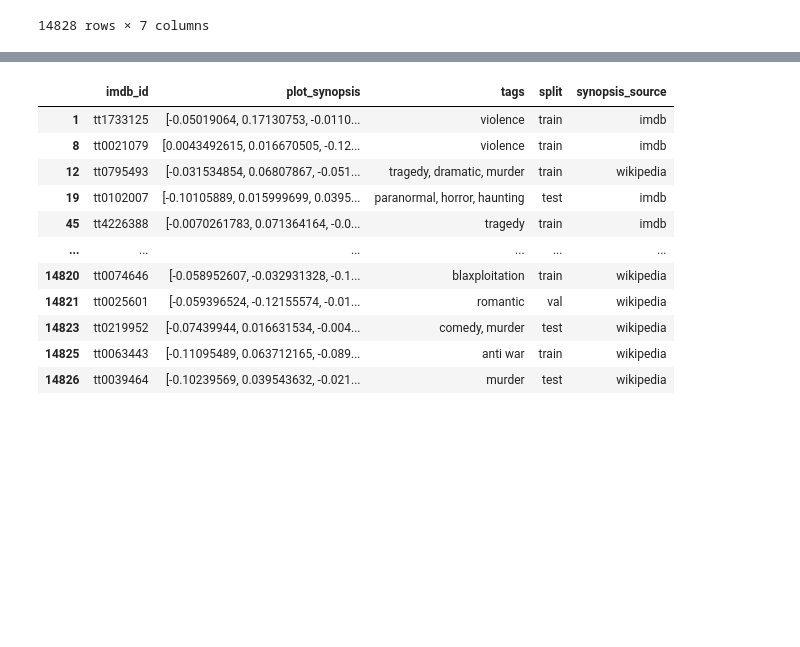
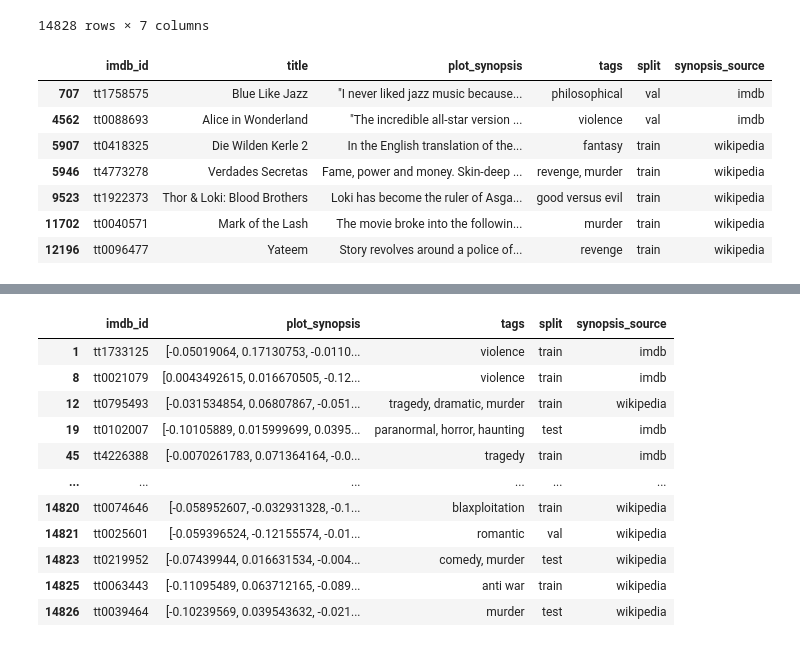
Before and after one commit to rossnorman11/movie_recommendation_GPT, a Jupyter notebook: notebooks/Transformer_encoder_edited_p.ipynb, the cells around one changed output, grey strips where cells are left out. Cells and saved outputs as stored; diff of their text form; code cells hidden in the pictures; blank space fills up the shorter version.

```diff
--- a/notebooks/Transformer_encoder_edited_p.ipynb
+++ b/notebooks/Transformer_encoder_edited_p.ipynb
@@ -72,6 +72,19 @@ df
 | 14826 | tt0039464 | High Wall | Steven Kenet catches his unfaithf... | murder | test | wikipedia | 378 |
 | 14827 | tt0235166 | Against All Hope | Sometime in the 1950s in Chicago ... | christian film | test | wikipedia | 857 |
 14828 rows × 7 columns
+# %%
+df_100 = df[df['plot_word_count'] < 120].copy()
+df_100 = df_100.drop(columns = 'plot_word_count', axis = 1)
+df_100
+# %% [output]
+|  | imdb_id | title | plot_synopsis | tags | split | synopsis_source |
+| 707 | tt1758575 | Blue Like Jazz | "I never liked jazz music because... | philosophical | val | imdb |
+| 4562 | tt0088693 | Alice in Wonderland | "The incredible all-star version ... | violence | val | imdb |
+| 5907 | tt0418325 | Die Wilden Kerle 2 | In the English translation of the... | fantasy | train | wikipedia |
+| 5946 | tt4773278 | Verdades Secretas | Fame, power and money. Skin-deep ... | revenge, murder | train | wikipedia |
+| 9523 | tt1922373 | Thor & Loki: Blood Brothers | Loki has become the ruler of Asga... | good versus evil | train | wikipedia |
+| 11702 | tt0040571 | Mark of the Lash | The movie broke into the followin... | murder | train | wikipedia |
+| 12196 | tt0096477 | Yateem | Story revolves around a police of... | revenge | train | wikipedia |
 # %%
 # model = SentenceTransformer('all-MiniLM-L6-v2')
 # df_ = df_500.copy()
```
Also changed, not shown: parts of 5 cells of this notebook, 5 other files.
